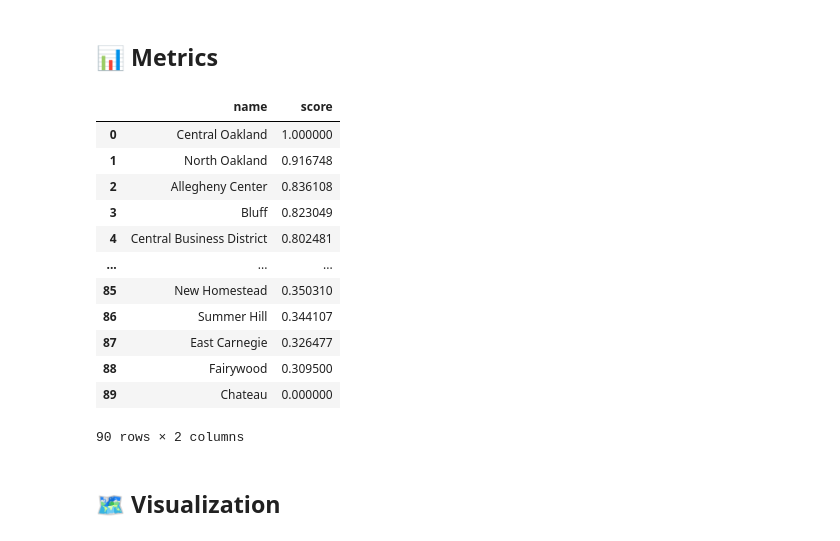
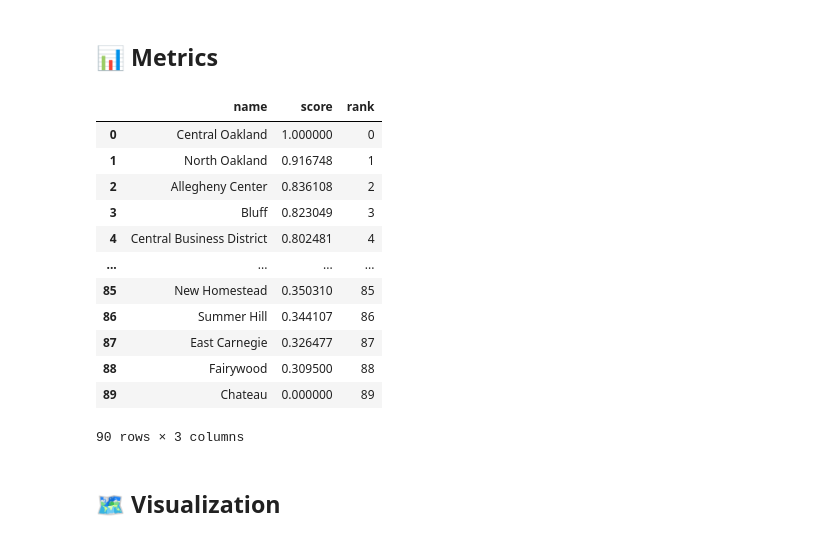
Before and after one commit to hunterbash/0010-final-project, a Jupyter notebook: Max_Commute.ipynb, the cells around one changed output. Drawn from its saved outputs; the diff is of its cells as text; code cells hidden in the pictures.

Commit message:
Added rank column

```diff
--- a/Max_Commute.ipynb
+++ b/Max_Commute.ipynb
@@ -27,45 +27,46 @@ data = data.fillna(0)
 # %%
 # constants to determine value of method
 # best values are 1, okay are 0.5, bad or null are 0.25
 good = 1   # bike, walk
 okay = 0.5 # carpool, public transit
 bad = 0.25 # drive, taxi, motorcycle, other
 
 # convert percent value to float
 def convert(value):
     value = str(value)
     value = value.replace('%','')
     return float(value)
 
 # iterate through rows, calculate commutability score
 for idx, row in data.iterrows():
     score = convert(data.loc[idx,'bike']) + convert(data.loc[idx, 'walk']) # good methods
     score += okay*(convert(data.loc[idx, 'carpool']) + convert(data.loc[idx, 'public'])) # okay methods
     score += bad*(convert(data.loc[idx, 'drive']) + convert(data.loc[idx, 'taxi']) + convert(data.loc[idx, 'motor']) + convert(data.loc[idx, 'other'])) # bad methods
     data.at[idx,'raw'] = score # set neighborhood's commutability score
 
 # find score using Pawel's formula
 data['score'] = data['raw']/data['raw'].max()
 
 # view results
 commute = data[['name','score']]
-commute = commute.sort_values(by=['score'], ascending=False) # sort and set name index
+commute = commute.sort_values(by=['score'], ascending=False)
 commute = commute.reset_index(drop = True)
+commute['rank'] = commute.index
 commute
 # %% [output]
-|  | name | score |
-| 0 | Central Oakland | 1.000000 |
-| 1 | North Oakland | 0.916748 |
-| 2 | Allegheny Center | 0.836108 |
-| 3 | Bluff | 0.823049 |
-| 4 | Central Business District | 0.802481 |
-| ... | ... | ... |
-| 85 | New Homestead | 0.350310 |
-| 86 | Summer Hill | 0.344107 |
-| 87 | East Carnegie | 0.326477 |
-| 88 | Fairywood | 0.309500 |
-| 89 | Chateau | 0.000000 |
+|  | name | score | rank |
+| 0 | Central Oakland | 1.000000 | 0 |
+| 1 | North Oakland | 0.916748 | 1 |
+| 2 | Allegheny Center | 0.836108 | 2 |
+| 3 | Bluff | 0.823049 | 3 |
+| 4 | Central Business District | 0.802481 | 4 |
+| ... | ... | ... | ... |
+| 85 | New Homestead | 0.350310 | 85 |
+| 86 | Summer Hill | 0.344107 | 86 |
+| 87 | East Carnegie | 0.326477 | 87 |
+| 88 | Fairywood | 0.309500 | 88 |
+| 89 | Chateau | 0.000000 | 89 |
-90 rows × 2 columns
+90 rows × 3 columns
 # %% [markdown]
 ## 🗺 Visualization
 # %%
```
